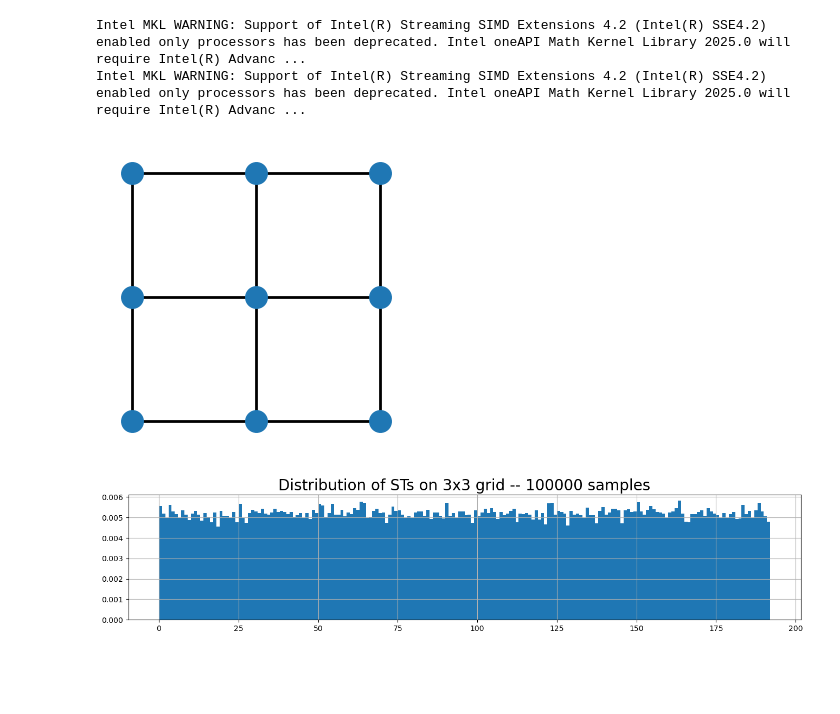
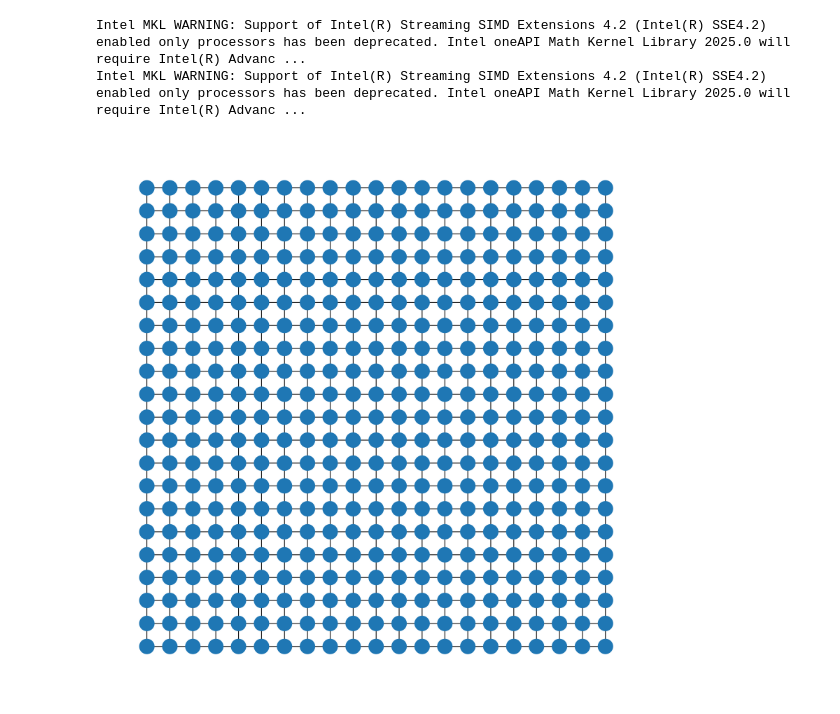
Before and after one commit to gabeschoenbach/snappable, a Jupyter notebook: wilsons.ipynb, the cells around one changed output. Cells and saved outputs as stored; diff of their text form; code cells hidden in the pictures; blank space fills up the shorter version.

```diff
--- a/wilsons.ipynb
+++ b/wilsons.ipynb
@@ -11,11 +12,11 @@ from wilsons import * #wilsons, loop_exists, pick_leaf, randomly_pick_root
 Intel MKL WARNING: Support of Intel(R) Streaming SIMD Extensions 4.2 (Intel(R) SSE4.2) enabled only processors has been deprecated. Intel oneAPI Math Kernel Library 2025.0 will require Intel(R) Advanc ...
 Intel MKL WARNING: Support of Intel(R) Streaming SIMD Extensions 4.2 (Intel(R) SSE4.2) enabled only processors has been deprecated. Intel oneAPI Math Kernel Library 2025.0 will require Intel(R) Advanc ...
 # %%
-dims = (3, 3)
+dims = (21, 21)
 g = tu.generate_grid_graph(dims, queen=False)
-all_trees = [tu.tup(tree) for tree in tu.enumerate_all_trees(g)]
-num_trials = 100000
+# all_trees = [tu.tup(tree) for tree in tu.enumerate_all_trees(g)]
+num_trials = 1000
 tu.draw(g)
 # %% [output]
-[figure, old version]
+[figure, new version]
 # %%
@@ -39,61 +43,18 @@ tu.plot_sampled_STs(all_trees, data)
 # %%
-def add_frontier_to_tree(tree, frontier, stacks):
-    """ Adds the nodes in the frontier that are pointing
-        towards the tree.
-
-        Returns True if nodes were added to the tree, otherwise False.
-    """
-    new_edges = []
-
-    for node in frontier:
-        if stacks[node] in tree.nodes:
-            new_edges.append((node, stacks[node]))
-
-    for (u, v) in new_edges:
-        tree.add_edge(u, v)
-
-    return (len(new_edges) > 0)
-
-def get_frontier(g, tree):
-    """
-    """
-    frontier = set()
-    for node in tree.nodes:
-        for neighbor in g.neighbors(node):
-            frontier.add(neighbor)
-    frontier = frontier.difference(tree.nodes)
-    return frontier
+# for i in range(1000):
+#     tree = rev_wilsons(g)
+#     tu.test_valid_tree(tree, g)
 
 
-def rev_wilsons(g):
-    root = randomly_pick_root(g)
+def sample_trees_rev_wilsons(num_trials, save=True):
+    data = []
+    for _ in tqdm(range(num_trials)):
+#         tree = rev_wilsons(g)
+        tree = rev_wilsons(g, init_root=(11, 11))
+        if save:
+            idx = all_trees.index(tu.tup(tree))
+            data.append(idx)
+    return data
 
-    tree = nx.Graph()
-    tree.add_node(root)
-    stacks = initialize_stacks(g, root)
-
-
-    while tree.number_of_nodes() < g.number_of_nodes():
-        frontier = get_frontier(g, tree)
-        if not add_frontier_to_tree(tree, frontier, stacks):
-            src = pick_leaf(g, tree)
-            lerw(src, g, tree, stacks)
-            # clear_tree_from_stacks(tree, stacks)
-
-    return tree
-
-for i in range(1000):
-    tree = rev_wilsons(g)
-    tu.test_valid_tree(tree, g)
-
-data = []
-
-for _ in tqdm(range(num_trials)):
-    tree = rev_wilsons(g)
-
-    idx = all_trees.index(tu.tup(tree))
-    data.append(idx)
-
-tu.plot_sampled_STs(all_trees, data)
+data = sample_trees_rev_wilsons(num_trials, False)
+# tu.plot_sampled_STs(all_trees, data)
-# %% [output]
-[figure, removed]
```
Also changed, not shown: parts of 8 cells of this notebook, 1 other file.
